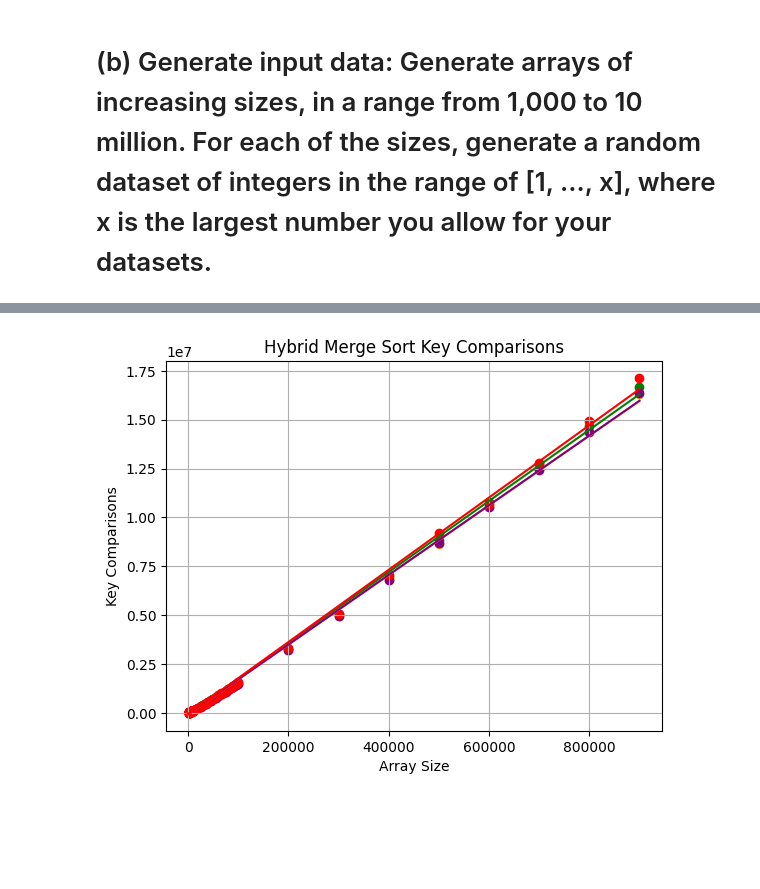
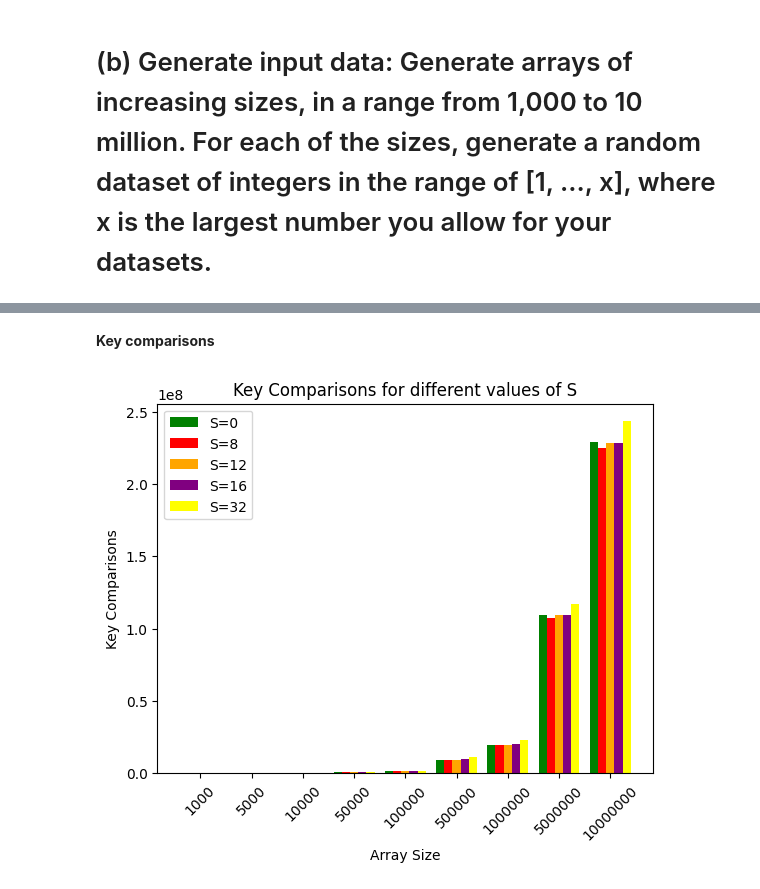
Before and after one commit to Acrylic125/sc2001-lab, a Jupyter notebook: lab1/sorting.ipynb, the cells around one changed output, grey strips where cells are left out. Saved outputs shown, nothing was run; the diff lists cells and outputs as text; code cells hidden in the pictures; blank space fills up the shorter version.

```diff
--- a/lab1/sorting.ipynb
+++ b/lab1/sorting.ipynb
@@ -236,21 +419,21 @@ done sorting 900000
-# %%
-
-
-
-for test in tests:
-    x_values = np.array(test['X'])
-    y_values = np.array(test['Y'])
-    # Color
-    # Add label
-    plt.scatter(x_values, y_values, color=test['color'], label=f'S={test["S"]}')
-    slope, intercept = np.polyfit(x_values, y_values, 1)
-    plt.plot(x_values, slope * x_values + intercept, color=test['color'], label=f'Slope={slope:.2f}, Intercept={intercept:.2f}')
-
-
-plt.title('Hybrid Merge Sort Key Comparisons')
-plt.xlabel('Array Size')
-plt.ylabel('Key Comparisons')
-plt.grid(True)
-plt.show()
-# %% [output]
-[figure, removed]
+# %% [markdown]
+**Key comparisons**
+# %%
+categories = [f"{size}" for size in sizes]
+
+x = np.arange(len(categories))
+width = 0.8 / len(comaprison_tests)
+
+for i, test in enumerate(comaprison_tests):
+    offset = (i - (len(comaprison_tests) - 1) / 2) * width
+    plt.bar(x + offset, test['Y'], width, label=f'S={test["S"]}', color=test['color'])
+
+plt.xlabel('Array Size')
+plt.ylabel('Key Comparisons')
+plt.title('Key Comparisons for different values of S')
+plt.xticks(x, categories)
+plt.xticks(rotation=45)
+plt.legend()
+plt.show()
+# %% [output]
+[figure, added]
```
Also changed, not shown: parts of 17 cells of this notebook.
